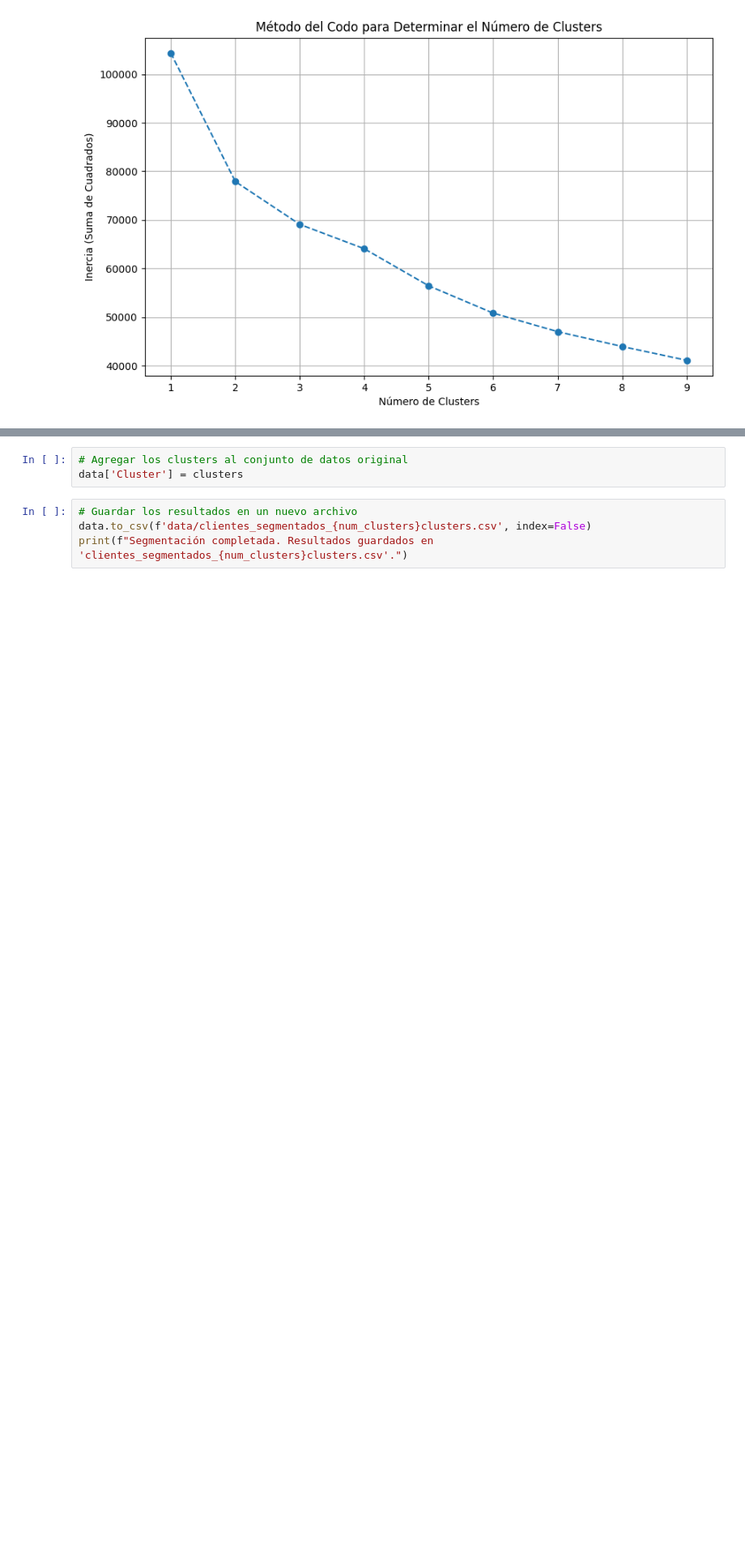
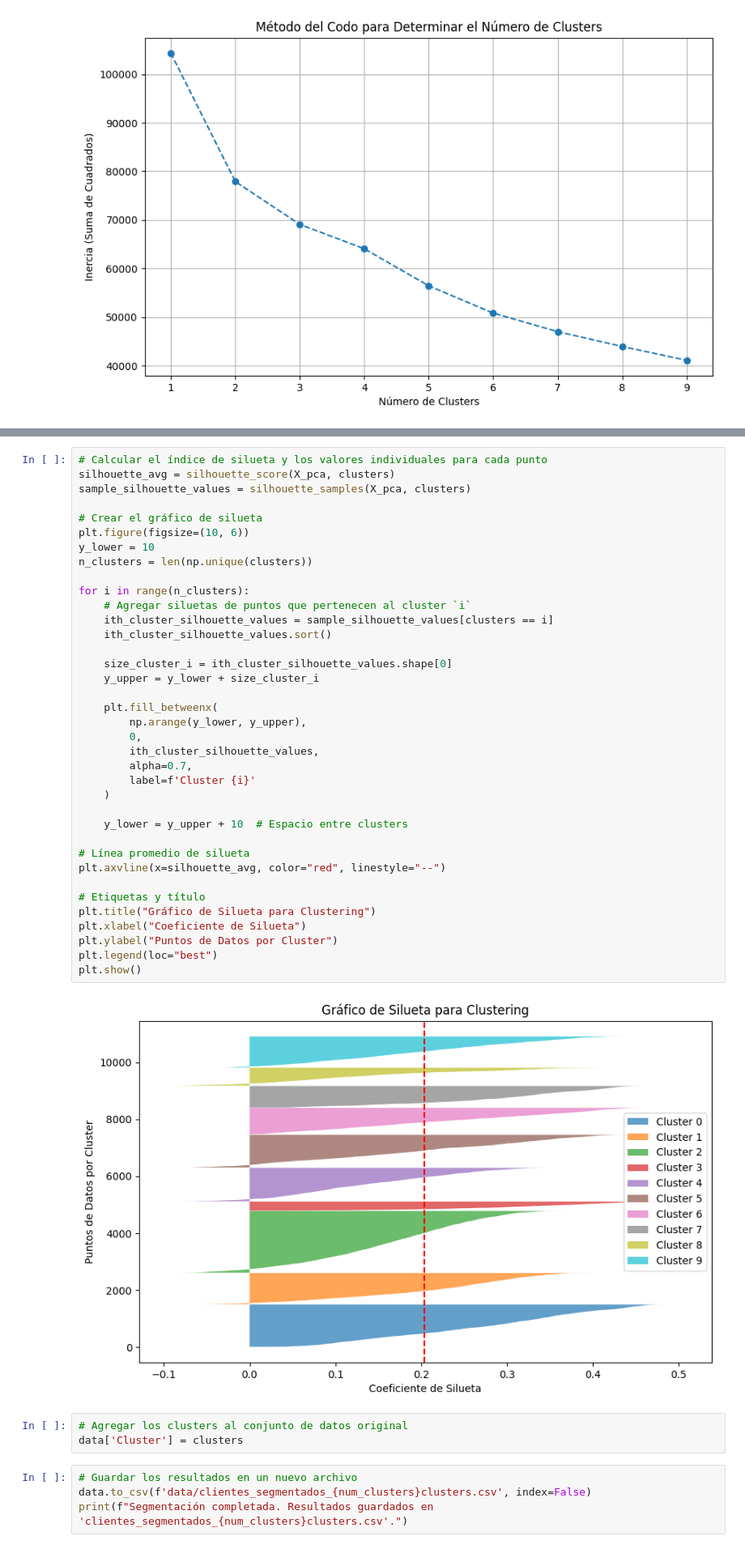
Before and after one commit to MiguelGG03/AprendizajeAutomatico_Caso5, a Jupyter notebook: intento4.ipynb, the cells around one changed output, grey strips where cells are left out. Shown at 81% size. Cells and saved outputs as stored; diff of their text form; blank space fills up the shorter version.

```diff
--- a/intento4.ipynb
+++ b/intento4.ipynb
@@ -83,3 +107,42 @@ plt.show()
+# %%
+# Calcular el índice de silueta y los valores individuales para cada punto
+silhouette_avg = silhouette_score(X_pca, clusters)
+sample_silhouette_values = silhouette_samples(X_pca, clusters)
+
+# Crear el gráfico de silueta
+plt.figure(figsize=(10, 6))
+y_lower = 10
+n_clusters = len(np.unique(clusters))
+
+for i in range(n_clusters):
+    # Agregar siluetas de puntos que pertenecen al cluster `i`
+    ith_cluster_silhouette_values = sample_silhouette_values[clusters == i]
+    ith_cluster_silhouette_values.sort()
+
+    size_cluster_i = ith_cluster_silhouette_values.shape[0]
+    y_upper = y_lower + size_cluster_i
+
+    plt.fill_betweenx(
+        np.arange(y_lower, y_upper),
+        0,
+        ith_cluster_silhouette_values,
+        alpha=0.7,
+        label=f'Cluster {i}'
+    )
+
+    y_lower = y_upper + 10  # Espacio entre clusters
+
+# Línea promedio de silueta
+plt.axvline(x=silhouette_avg, color="red", linestyle="--")
+
+# Etiquetas y título
+plt.title("Gráfico de Silueta para Clustering")
+plt.xlabel("Coeficiente de Silueta")
+plt.ylabel("Puntos de Datos por Cluster")
+plt.legend(loc="best")
+plt.show()
+# %% [output]
+[figure, added]
 # %%
 # Agregar los clusters al conjunto de datos original
 data['Cluster'] = clusters
```
Also changed, not shown: parts of 2 cells of this notebook.
